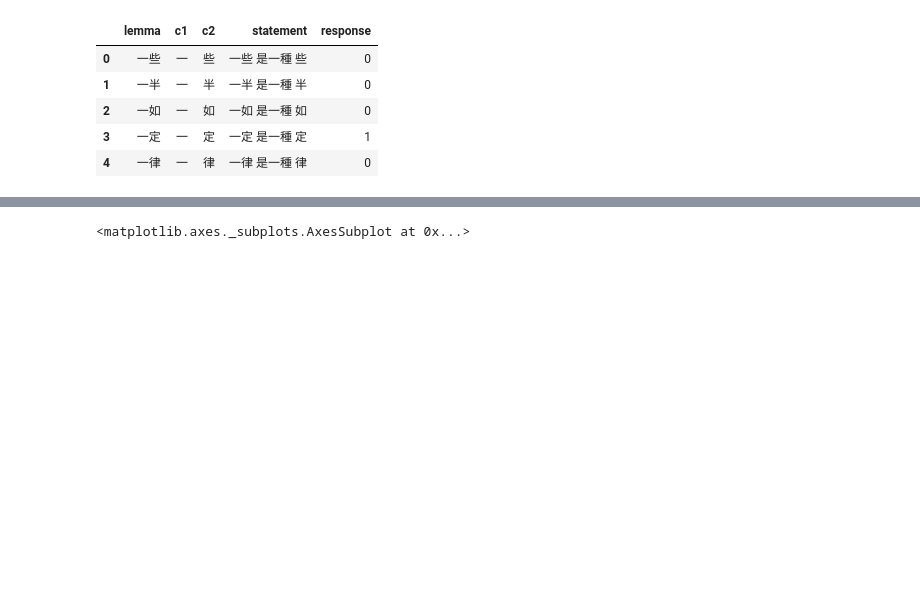
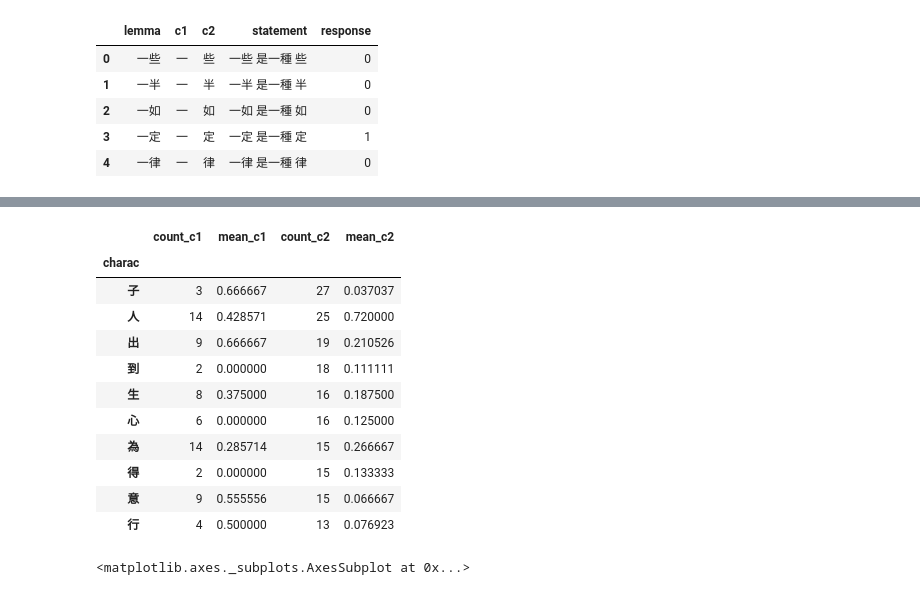
Before and after one commit to seantyh/GWA2019, a Jupyter notebook: etc/SenseEmbed.ipynb, the cells around one changed output, grey strips where cells are left out. Drawn from its saved outputs; the diff is of its cells as text; code cells hidden in the pictures; blank space fills up the shorter version.

```diff
--- a/etc/SenseEmbed.ipynb
+++ b/etc/SenseEmbed.ipynb
@@ -60,0 +80,15 @@ char_data = hyper_c1_data.merge(hyper_c2_data, on="charac", suffixes=("_c1", "_c
+# %%
+char_data.sort_values("count_c2", ascending=False).head(10)
+# %% [output]
+|  | count_c1 | mean_c1 | count_c2 | mean_c2 |
+| charac |  |  |  |  |
+| 子 | 3 | 0.666667 | 27 | 0.037037 |
+| 人 | 14 | 0.428571 | 25 | 0.720000 |
+| 出 | 9 | 0.666667 | 19 | 0.210526 |
+| 到 | 2 | 0.000000 | 18 | 0.111111 |
+| 生 | 8 | 0.375000 | 16 | 0.187500 |
+| 心 | 6 | 0.000000 | 16 | 0.125000 |
+| 為 | 14 | 0.285714 | 15 | 0.266667 |
+| 得 | 2 | 0.000000 | 15 | 0.133333 |
+| 意 | 9 | 0.555556 | 15 | 0.066667 |
+| 行 | 4 | 0.500000 | 13 | 0.076923 |
```
Also changed, not shown: parts of 14 cells of this notebook.
